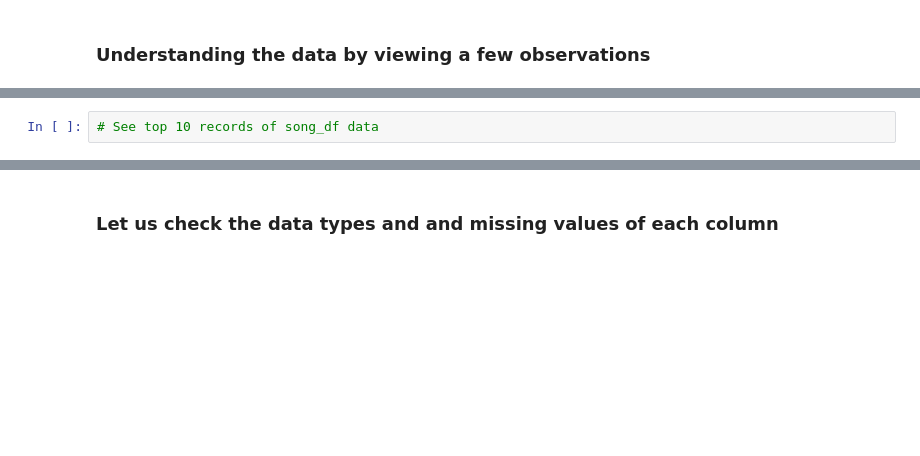
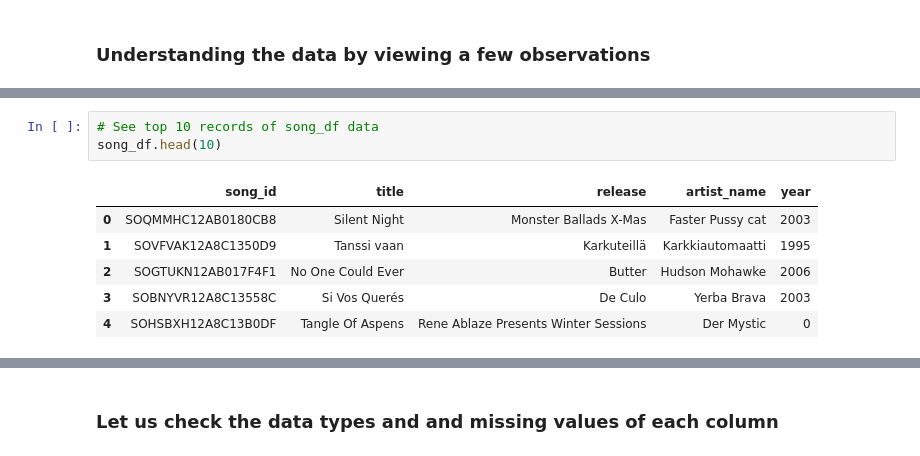
Before and after one commit to eyvonec/MIT_Professional_Education_Project, a Jupyter notebook: Music_Recommendation_System_Full_Code.ipynb, the cells around one changed output, grey strips where cells are left out. Saved outputs shown, nothing was run; the diff lists cells and outputs as text; blank space fills up the shorter version.

```diff
--- a/Music_Recommendation_System_Full_Code.ipynb
+++ b/Music_Recommendation_System_Full_Code.ipynb
@@ -79,2 +110,10 @@ http://millionsongdataset.com/
 # %%
 # See top 10 records of song_df data
+song_df.head(10)
+# %% [output]
+|  | song_id | title | release | artist_name | year |
+| 0 | SOQMMHC12AB0180CB8 | Silent Night | Monster Ballads X-Mas | Faster Pussy cat | 2003 |
+| 1 | SOVFVAK12A8C1350D9 | Tanssi vaan | Karkuteillä | Karkkiautomaatti | 1995 |
+| 2 | SOGTUKN12AB017F4F1 | No One Could Ever | Butter | Hudson Mohawke | 2006 |
+| 3 | SOBNYVR12A8C13558C | Si Vos Querés | De Culo | Yerba Brava | 2003 |
+| 4 | SOHSBXH12A8C13B0DF | Tangle Of Aspens | Rene Ablaze Presents Winter Sessions | Der Mystic | 0 |
```
Also changed, not shown: parts of 16 cells of this notebook.
